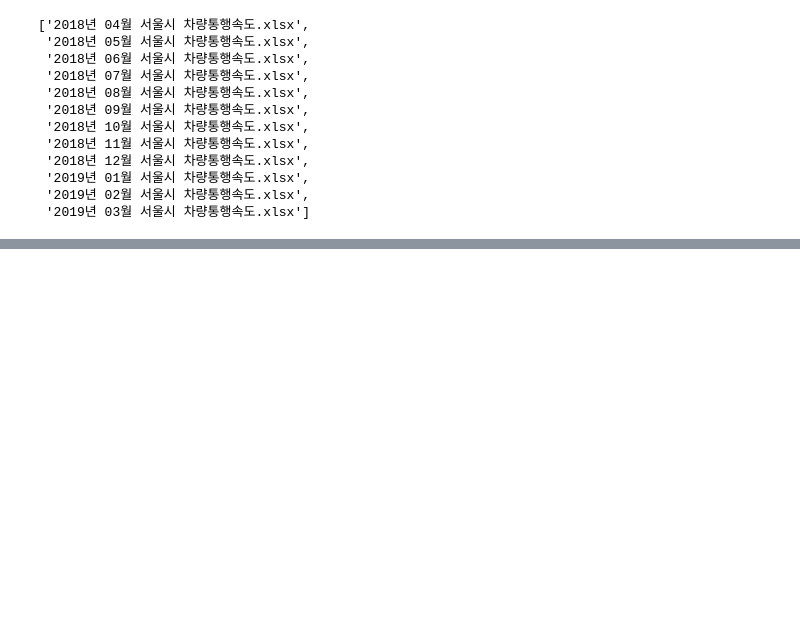
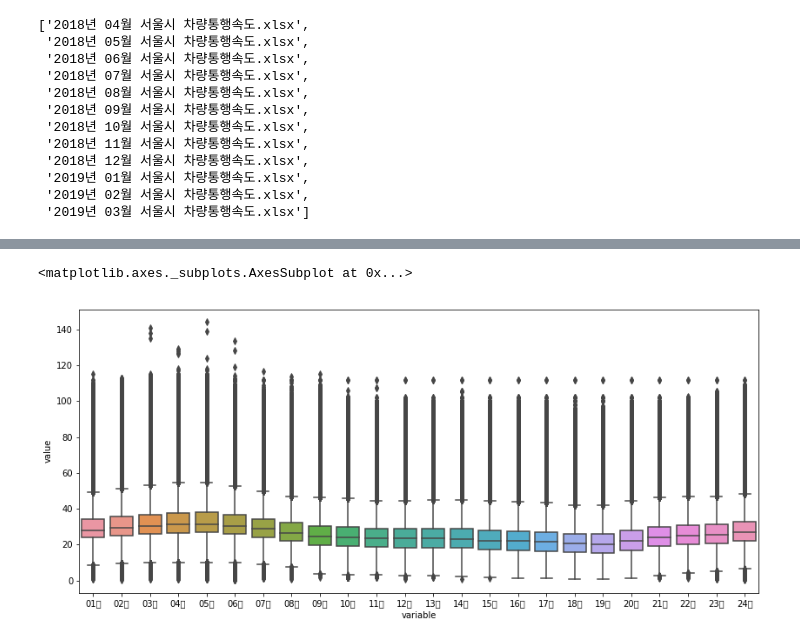
Before and after one commit to miniii222/Datamining_project, a Jupyter notebook: traffic/Preprocessing.ipynb, the cells around one changed output, grey strips where cells are left out. Saved outputs shown, nothing was run; the diff lists cells and outputs as text; code cells hidden in the pictures; blank space fills up the shorter version.

```diff
--- a/traffic/Preprocessing.ipynb
+++ b/traffic/Preprocessing.ipynb
@@ -18,10 +22,7 @@ lst
  '2019년 02월 서울시 차량통행속도.xlsx',
  '2019년 03월 서울시 차량통행속도.xlsx']
 # %%
-import pandas as pd
-car = pd.read_excel('2018년 04월 서울시 차량통행속도.xlsx')
-car.drop(['시점명','종점명'],axis=1,inplace=True)
-car = pd.melt(car, id_vars=car.columns[:10])
-print(car.shape)
-car.head()
+car12 = pd.read_excel('2018년 12월 서울시 차량통행속도.xlsx')
+car12.drop(['도로명','시점명','종점명'],axis=1,inplace=True)
+print(car12.columns)
 # %% [output]
@@ -75,0 +34,3 @@ print('R squared : {0:.3f}'.format(r2_score(y_test, y_preds)))
+# %%
+car = pd.melt(car12, id_vars=car12.columns[:9])
+car.head()
@@ -75,0 +64,5 @@ print('R squared : {0:.3f}'.format(r2_score(y_test, y_preds)))
+# %%
+car_drop_na = car.dropna(axis=0)
+print(car_drop_na.shape)
+print('제거한 행의 갯수 :',car.shape[0]-car_drop_na.shape[0]) #6만개
+car_drop_na.head(3)
@@ -75,0 +98,9 @@ print('R squared : {0:.3f}'.format(r2_score(y_test, y_preds)))
+# %%
+import seaborn as sns
+import matplotlib.pyplot as plt
+
+plt.figure(figsize=(14,6))
+sns.boxplot(x=car_drop_na["variable"], y=car_drop_na["value"])
+# %% [output]
+<matplotlib.axes._subplots.AxesSubplot at 0x...>
+[figure, added]
```
Also changed, not shown: parts of 15 cells of this notebook.
